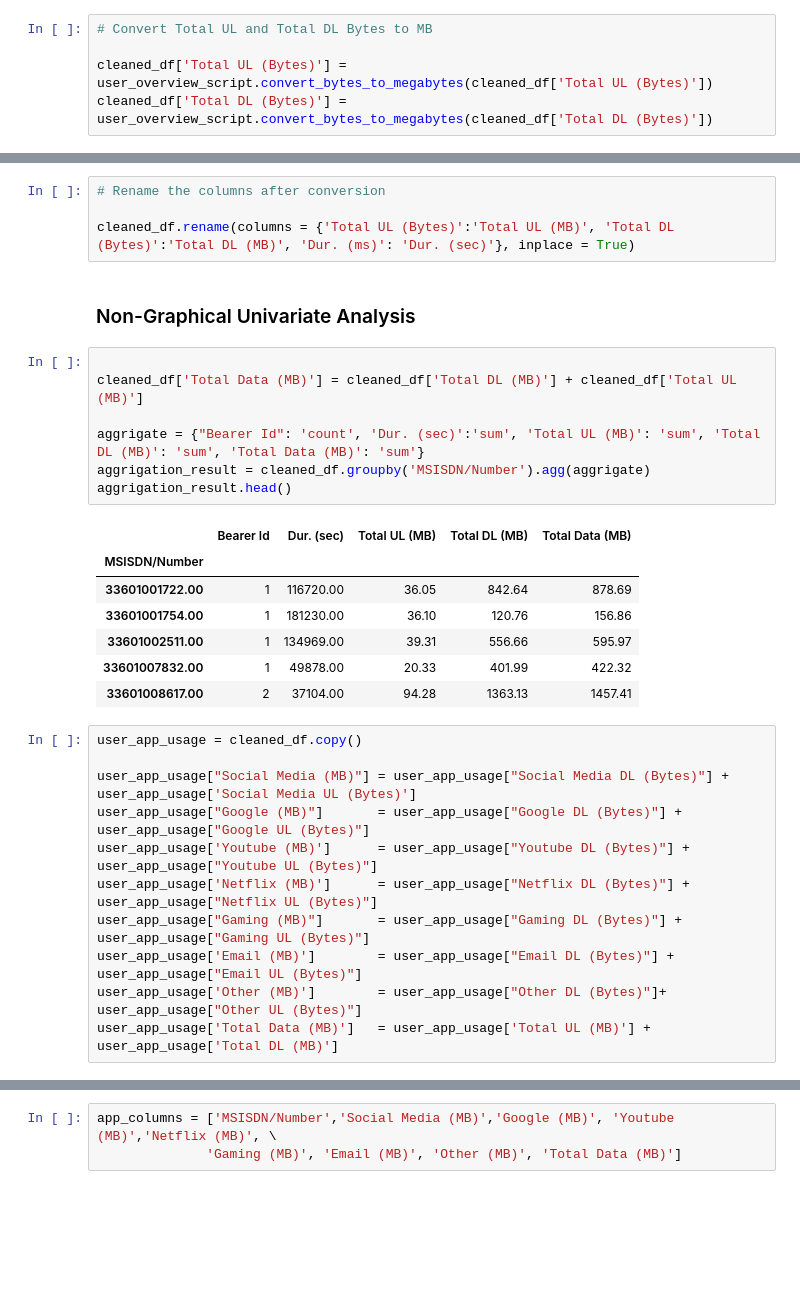
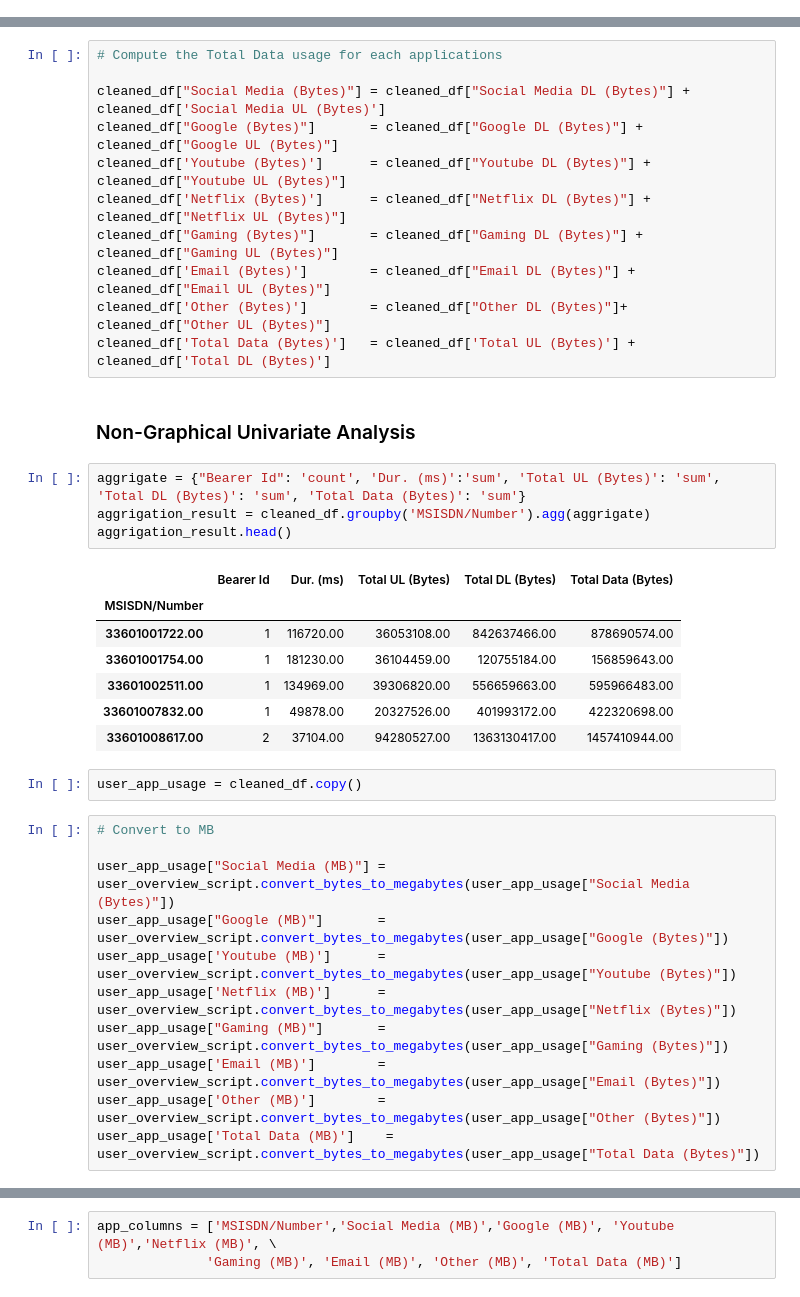
Before and after one commit to bkget/Telecom-Data-Analysis, a Jupyter notebook: notebooks/2_user_overview_analysis.ipynb, the cells around one changed output, grey strips where cells are left out. Cells and saved outputs as stored; diff of their text form; blank space fills up the shorter version.

```diff
--- a/notebooks/2_user_overview_analysis.ipynb
+++ b/notebooks/2_user_overview_analysis.ipynb
@@ -125,8 +125,3 @@ Aggregate users information based on the following columns:
 2. Session duration
 3. the total download (DL) and upload (UL) data
 4. the total data volume (in Bytes) during this session for each application
-# %%
-# Convert Total UL and Total DL Bytes to MB
-
-cleaned_df['Total UL (Bytes)'] = user_overview_script.convert_bytes_to_megabytes(cleaned_df['Total UL (Bytes)'])
-cleaned_df['Total DL (Bytes)'] = user_overview_script.convert_bytes_to_megabytes(cleaned_df['Total DL (Bytes)'])
@@ -137,32 +128,38 @@ dur_sec = user_overview_script.convert_ms_to_sec(cleaned_df['Dur. (ms)'])
-# %%
-# Rename the columns after conversion
-
-cleaned_df.rename(columns = {'Total UL (Bytes)':'Total UL (MB)', 'Total DL (Bytes)':'Total DL (MB)', 'Dur. (ms)': 'Dur. (sec)'}, inplace = True)
+# %%
+# Compute the Total Data usage for each applications
+
+cleaned_df["Social Media (Bytes)"] = cleaned_df["Social Media DL (Bytes)"] + cleaned_df['Social Media UL (Bytes)']
+cleaned_df["Google (Bytes)"]       = cleaned_df["Google DL (Bytes)"] + cleaned_df["Google UL (Bytes)"]
+cleaned_df['Youtube (Bytes)']      = cleaned_df["Youtube DL (Bytes)"] + cleaned_df["Youtube UL (Bytes)"]
+cleaned_df['Netflix (Bytes)']      = cleaned_df["Netflix DL (Bytes)"] + cleaned_df["Netflix UL (Bytes)"]
+cleaned_df["Gaming (Bytes)"]       = cleaned_df["Gaming DL (Bytes)"] + cleaned_df["Gaming UL (Bytes)"]
+cleaned_df['Email (Bytes)']        = cleaned_df["Email DL (Bytes)"] + cleaned_df["Email UL (Bytes)"]
+cleaned_df['Other (Bytes)']        = cleaned_df["Other DL (Bytes)"]+ cleaned_df["Other UL (Bytes)"]
+cleaned_df['Total Data (Bytes)']   = cleaned_df['Total UL (Bytes)'] + cleaned_df['Total DL (Bytes)']
 # %% [markdown]
 ### Non-Graphical Univariate Analysis
 # %%
-
-cleaned_df['Total Data (MB)'] = cleaned_df['Total DL (MB)'] + cleaned_df['Total UL (MB)']
-
-aggrigate = {"Bearer Id": 'count', 'Dur. (sec)':'sum', 'Total UL (MB)': 'sum', 'Total DL (MB)': 'sum', 'Total Data (MB)': 'sum'}
+aggrigate = {"Bearer Id": 'count', 'Dur. (ms)':'sum', 'Total UL (Bytes)': 'sum', 'Total DL (Bytes)': 'sum', 'Total Data (Bytes)': 'sum'}
 aggrigation_result = cleaned_df.groupby('MSISDN/Number').agg(aggrigate)
 aggrigation_result.head()
 # %% [output]
-|  | Bearer Id | Dur. (sec) | Total UL (MB) | Total DL (MB) | Total Data (MB) |
+|  | Bearer Id | Dur. (ms) | Total UL (Bytes) | Total DL (Bytes) | Total Data (Bytes) |
 | MSISDN/Number |  |  |  |  |  |
-| 33601001722.00 | 1 | 116720.00 | 36.05 | 842.64 | 878.69 |
-| 33601001754.00 | 1 | 181230.00 | 36.10 | 120.76 | 156.86 |
-| 33601002511.00 | 1 | 134969.00 | 39.31 | 556.66 | 595.97 |
-| 33601007832.00 | 1 | 49878.00 | 20.33 | 401.99 | 422.32 |
-| 33601008617.00 | 2 | 37104.00 | 94.28 | 1363.13 | 1457.41 |
+| 33601001722.00 | 1 | 116720.00 | 36053108.00 | 842637466.00 | 878690574.00 |
+| 33601001754.00 | 1 | 181230.00 | 36104459.00 | 120755184.00 | 156859643.00 |
+| 33601002511.00 | 1 | 134969.00 | 39306820.00 | 556659663.00 | 595966483.00 |
+| 33601007832.00 | 1 | 49878.00 | 20327526.00 | 401993172.00 | 422320698.00 |
+| 33601008617.00 | 2 | 37104.00 | 94280527.00 | 1363130417.00 | 1457410944.00 |
+# %%
+user_app_usage = cleaned_df.copy()
 # %%
-user_app_usage = cleaned_df.copy()
+# Convert to MB
 
-user_app_usage["Social Media (MB)"] = user_app_usage["Social Media DL (Bytes)"] + user_app_usage['Social Media UL (Bytes)']
-user_app_usage["Google (MB)"]       = user_app_usage["Google DL (Bytes)"] + user_app_usage["Google UL (Bytes)"]
-user_app_usage['Youtube (MB)']      = user_app_usage["Youtube DL (Bytes)"] + user_app_usage["Youtube UL (Bytes)"]
-user_app_usage['Netflix (MB)']      = user_app_usage["Netflix DL (Bytes)"] + user_app_usage["Netflix UL (Bytes)"]
-user_app_usage["Gaming (MB)"]       = user_app_usage["Gaming DL (Bytes)"] + user_app_usage["Gaming UL (Bytes)"]
-user_app_usage['Email (MB)']        = user_app_usage["Email DL (Bytes)"] + user_app_usage["Email UL (Bytes)"]
-user_app_usage['Other (MB)']        = user_app_usage["Other DL (Bytes)"]+ user_app_usage["Other UL (Bytes)"]
-user_app_usage['Total Data (MB)']   = user_app_usage['Total UL (MB)'] + user_app_usage['Total DL (MB)']
+user_app_usage["Social Media (MB)"] = user_overview_script.convert_bytes_to_megabytes(user_app_usage["Social Media (Bytes)"])
+user_app_usage["Google (MB)"]       = user_overview_script.convert_bytes_to_megabytes(user_app_usage["Google (Bytes)"])
+user_app_usage['Youtube (MB)']      = user_overview_script.convert_bytes_to_megabytes(user_app_usage["Youtube (Bytes)"])
+user_app_usage['Netflix (MB)']      = user_overview_script.convert_bytes_to_megabytes(user_app_usage["Netflix (Bytes)"])
+user_app_usage["Gaming (MB)"]       = user_overview_script.convert_bytes_to_megabytes(user_app_usage["Gaming (Bytes)"])
+user_app_usage['Email (MB)']        = user_overview_script.convert_bytes_to_megabytes(user_app_usage["Email (Bytes)"])
+user_app_usage['Other (MB)']        = user_overview_script.convert_bytes_to_megabytes(user_app_usage["Other (Bytes)"])
+user_app_usage['Total Data (MB)']    = user_overview_script.convert_bytes_to_megabytes(user_app_usage["Total Data (Bytes)"])
```
Also changed, not shown: parts of 15 cells of this notebook, 2 other files.
